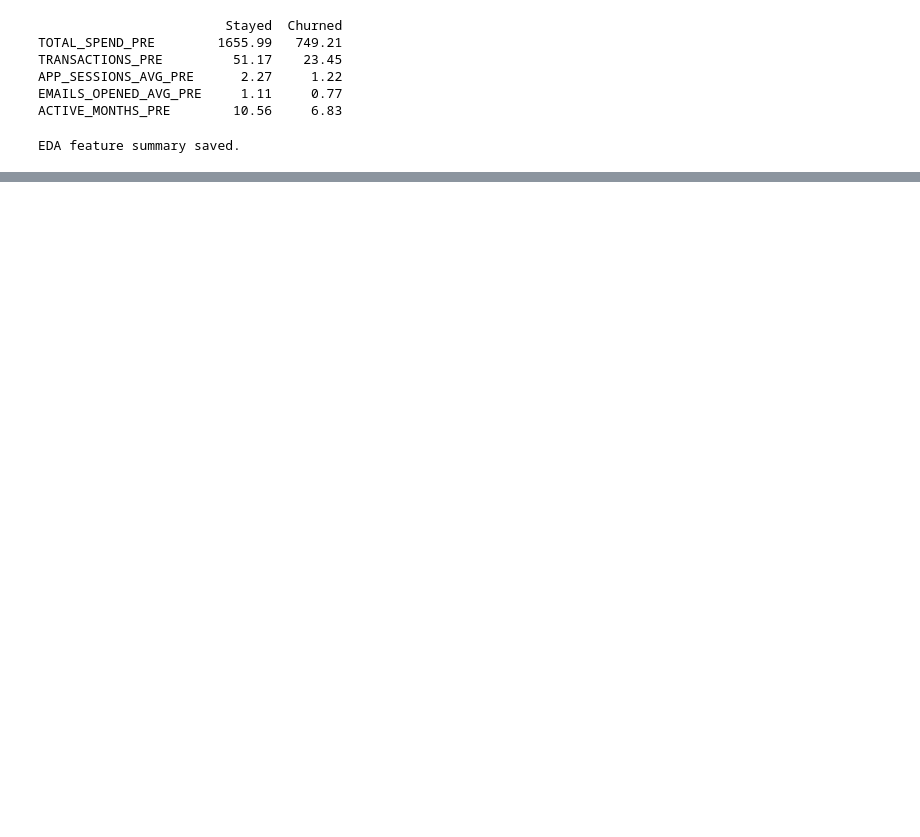
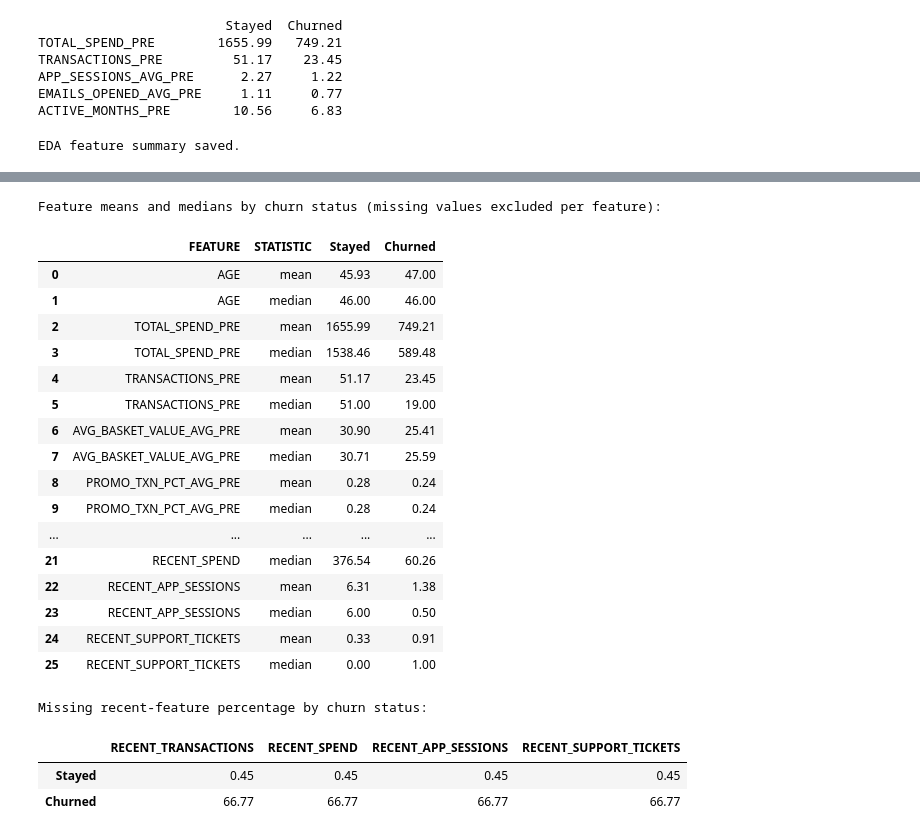
Before and after one commit to O-ASwIN-O/ChurnGuard, a Jupyter notebook: notebook/02_eda.ipynb, the cells around one changed output, grey strips where cells are left out. Saved outputs shown, nothing was run; the diff lists cells and outputs as text; code cells hidden in the pictures; blank space fills up the shorter version.

```diff
--- a/notebook/02_eda.ipynb
+++ b/notebook/02_eda.ipynb
@@ -215,16 +209,3 @@ print(
 )
 # %% [output]
 Customers with no pre-April activity records: 0
-# %%
-model_eda = model_eligible.copy()
-
-recent_cols = [
-    "RECENT_TRANSACTIONS",
-    "RECENT_SPEND",
-    "RECENT_APP_SESSIONS",
-    "RECENT_SUPPORT_TICKETS"
-]
-
-model_eda[recent_cols] = model_eda[recent_cols].fillna(0)
-
-print(model_eda[recent_cols].isna().sum())
@@ -264,0 +292,58 @@ EDA feature summary saved.
+# %%
+numeric_features = [
+    "AGE",
+    "TOTAL_SPEND_PRE",
+    "TRANSACTIONS_PRE",
+    "AVG_BASKET_VALUE_AVG_PRE",
+    "PROMO_TXN_PCT_AVG_PRE",
+    "APP_SESSIONS_AVG_PRE",
+    "EMAILS_OPENED_AVG_PRE",
+    "SUPPORT_TICKETS_AVG_PRE",
+    "ACTIVE_MONTHS_PRE",
+    "RECENT_TRANSACTIONS",
+    "RECENT_SPEND",
+    "RECENT_APP_SESSIONS",
+    "RECENT_SUPPORT_TICKETS",
+]
+
+feature_comparison = model_eligible.groupby("CHURNED")[numeric_features].agg(
+    ["mean", "median"]
+).T
+feature_comparison.columns = ["Stayed", "Churned"]
+feature_comparison.index.names = ["FEATURE", "STATISTIC"]
+feature_comparison = feature_comparison.reset_index()
+print("Feature means and medians by churn status (missing values excluded per feature):")
+display(feature_comparison.round(2))
+feature_comparison.to_csv(
+    Path("../data/processed/eda_numeric_comparison.csv"), index=False
+)
+
+recent_missing = model_eligible.groupby("CHURNED")[recent_cols].agg(
+    lambda values: values.isna().mean() * 100
+)
+recent_missing.index = ["Stayed", "Churned"]
+print("\nMissing recent-feature percentage by churn status:")
+display(recent_missing.round(2))
+# %% [output]
+Feature means and medians by churn status (missing values excluded per feature):
+|  | FEATURE | STATISTIC | Stayed | Churned |
+| 0 | AGE | mean | 45.93 | 47.00 |
+| 1 | AGE | median | 46.00 | 46.00 |
+| 2 | TOTAL_SPEND_PRE | mean | 1655.99 | 749.21 |
+| 3 | TOTAL_SPEND_PRE | median | 1538.46 | 589.48 |
+| 4 | TRANSACTIONS_PRE | mean | 51.17 | 23.45 |
+| 5 | TRANSACTIONS_PRE | median | 51.00 | 19.00 |
+| 6 | AVG_BASKET_VALUE_AVG_PRE | mean | 30.90 | 25.41 |
+| 7 | AVG_BASKET_VALUE_AVG_PRE | median | 30.71 | 25.59 |
+| 8 | PROMO_TXN_PCT_AVG_PRE | mean | 0.28 | 0.24 |
+| 9 | PROMO_TXN_PCT_AVG_PRE | median | 0.28 | 0.24 |
+| ... | ... | ... | ... | ... |
+| 21 | RECENT_SPEND | median | 376.54 | 60.26 |
+| 22 | RECENT_APP_SESSIONS | mean | 6.31 | 1.38 |
+| 23 | RECENT_APP_SESSIONS | median | 6.00 | 0.50 |
+| 24 | RECENT_SUPPORT_TICKETS | mean | 0.33 | 0.91 |
+| 25 | RECENT_SUPPORT_TICKETS | median | 0.00 | 1.00 |
+Missing recent-feature percentage by churn status:
+|  | RECENT_TRANSACTIONS | RECENT_SPEND | RECENT_APP_SESSIONS | RECENT_SUPPORT_TICKETS |
+| Stayed | 0.45 | 0.45 | 0.45 | 0.45 |
+| Churned | 66.77 | 66.77 | 66.77 | 66.77 |
```
Also changed, not shown: parts of 7 cells of this notebook, 17 other files.
